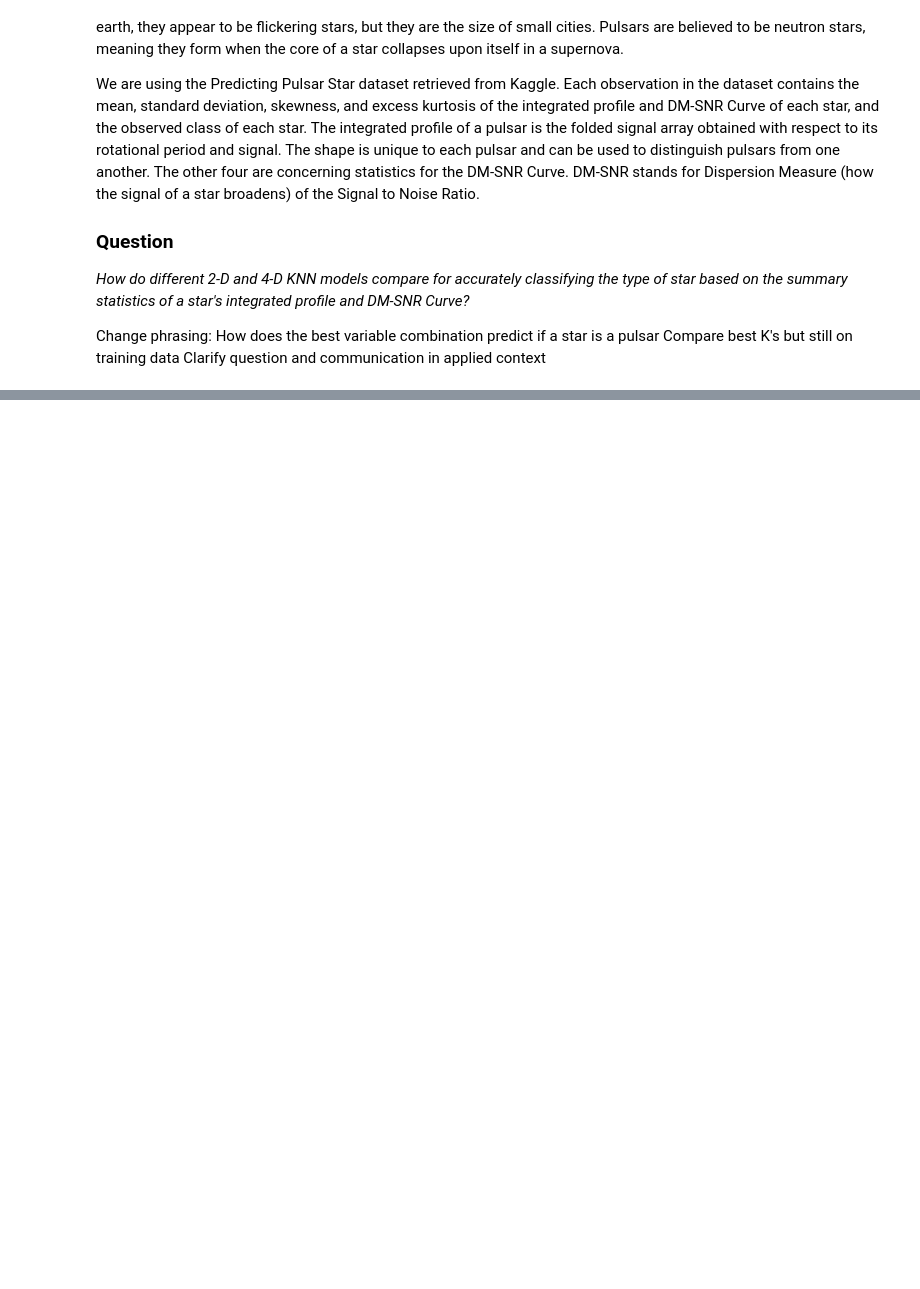
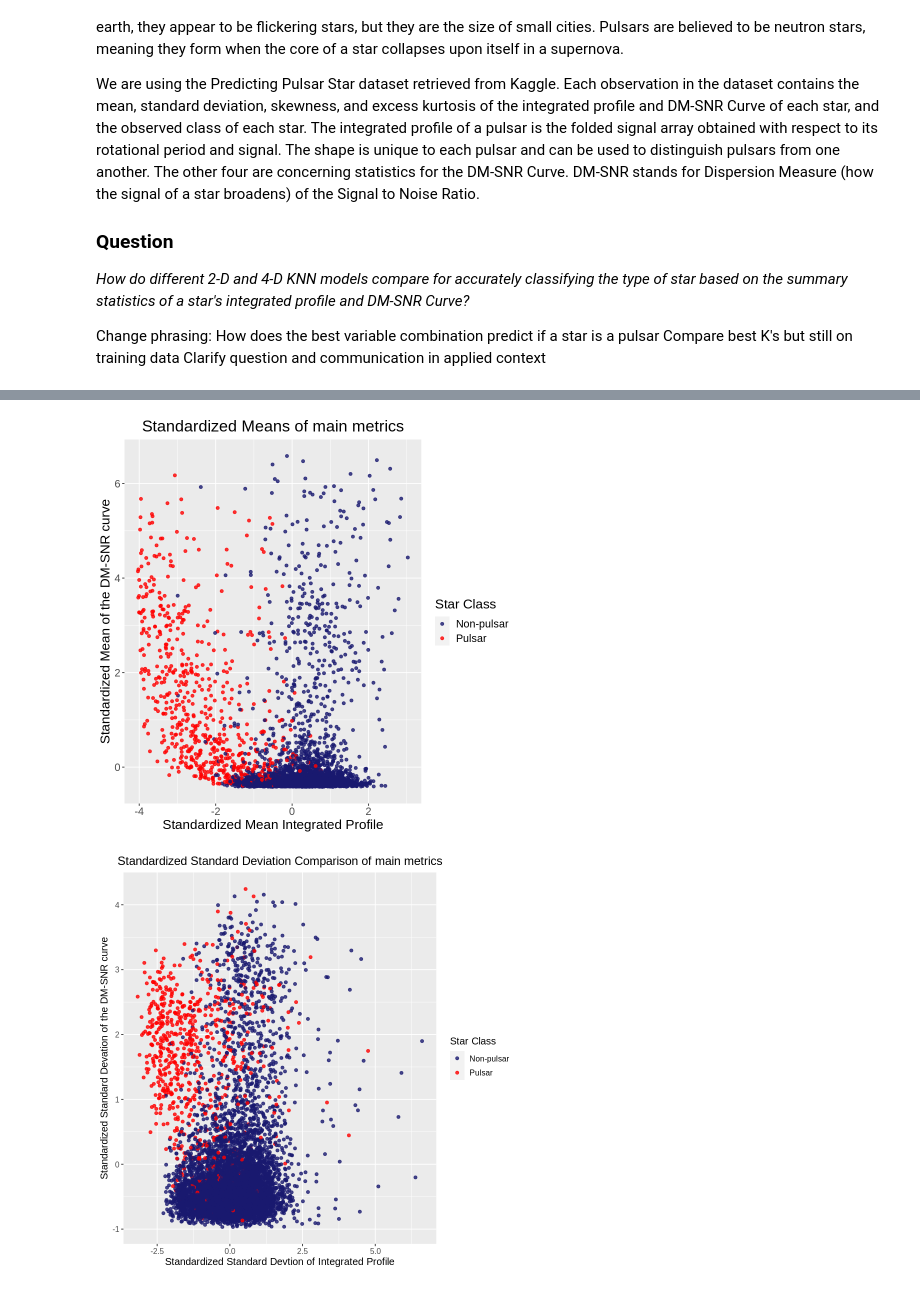
Before and after one commit to NicoRui/DSCI_100_Project, a Jupyter notebook: FinalProjectDraft.ipynb, the cells around one changed output, grey strips where cells are left out. Drawn from its saved outputs; the diff is of its cells as text; code cells hidden in the pictures; blank space fills up the shorter version.

```diff
--- a/FinalProjectDraft.ipynb
+++ b/FinalProjectDraft.ipynb
@@ -65,37 +146,40 @@ head(scaled_pulsar_train)
 # %%
 #Visualization for each 2-D pairing, as shown in class
-mean_scaled_vis = ggplot(scaled_pulsar_test, aes(x = mean_prof, y = mean_DMSNR, color = target_class)) +
+mean_scaled_vis = ggplot(scaled_pulsar_train, aes(x = mean_prof, y = mean_DMSNR, color = target_class)) +
     geom_point(alpha = 0.8) +
     labs(x = "Standardized Mean Integrated Profile", y = "Standardized Mean of the DM-SNR curve",
            color = "Star Class", title = "Standardized Means of main metrics") +
     scale_color_manual(labels = c("Non-pulsar", "Pulsar"), values = c("midnightblue", "red")) +
     theme(text = element_text(size = 16), plot.title = element_text(hjust = 0.5))
 mean_scaled_vis
 
-sd_scaled_vis = ggplot(scaled_pulsar_test, aes(x = sd_prof, y = sd_DMSNR, color = target_class)) +
+sd_scaled_vis = ggplot(scaled_pulsar_train, aes(x = sd_prof, y = sd_DMSNR, color = target_class)) +
     geom_point(alpha = 0.8) +
     labs(x = "Standardized Standard Devtion of Integrated Profile",
          y = "Standardized Standard Devation of the DM-SNR curve",
            color = "Star Class",
          title = "Standardized Standard Deviation Comparison of main metrics") +
     scale_color_manual(labels = c("Non-pulsar", "Pulsar"), values = c("midnightblue", "red")) +
     theme(text = element_text(size = 12), plot.title = element_text(hjust = 0.5))
 sd_scaled_vis
 
-kurt_scaled_vis = ggplot(scaled_pulsar_test, aes(x = kurt_prof, y = kurt_DMSNR, color = target_class)) +
+kurt_scaled_vis = ggplot(scaled_pulsar_train, aes(x = kurt_prof, y = kurt_DMSNR, color = target_class)) +
     geom_point(alpha = 0.8) +
     labs(x = "Standardized Kurtosis Integrated Profile",
          y = "Standardized Kurtosis of the DM-SNR curve",
            color = "Star Class", title = "Standardized Kurtosis of main metrics") +
     scale_color_manual(labels = c("Non-pulsar", "Pulsar"), values = c("midnightblue", "red")) +
     theme(text = element_text(size = 16), plot.title = element_text(hjust = 0.5))
 kurt_scaled_vis
 
-skew_scaled_vis = ggplot(scaled_pulsar_test, aes(x = skew_prof, y = skew_DMSNR, color = target_class)) +
+skew_scaled_vis = ggplot(scaled_pulsar_train, aes(x = skew_prof, y = skew_DMSNR, color = target_class)) +
     geom_point(alpha = 0.8) +
     labs(x = "Standardized Skewness Integrated Profile",
          y = "Standardized Skewness of the DM-SNR curve",
            color = "Star Class", title = "Standardized Skewness of main metrics") +
     scale_color_manual(labels = c("Non-pulsar", "Pulsar"), values = c("midnightblue", "red")) +
     theme(text = element_text(size = 16), plot.title = element_text(hjust = 0.5))
 skew_scaled_vis
+# %% [output]
+[figure, added]
+[figure, added]
```
Also changed, not shown: parts of 6 cells of this notebook.
